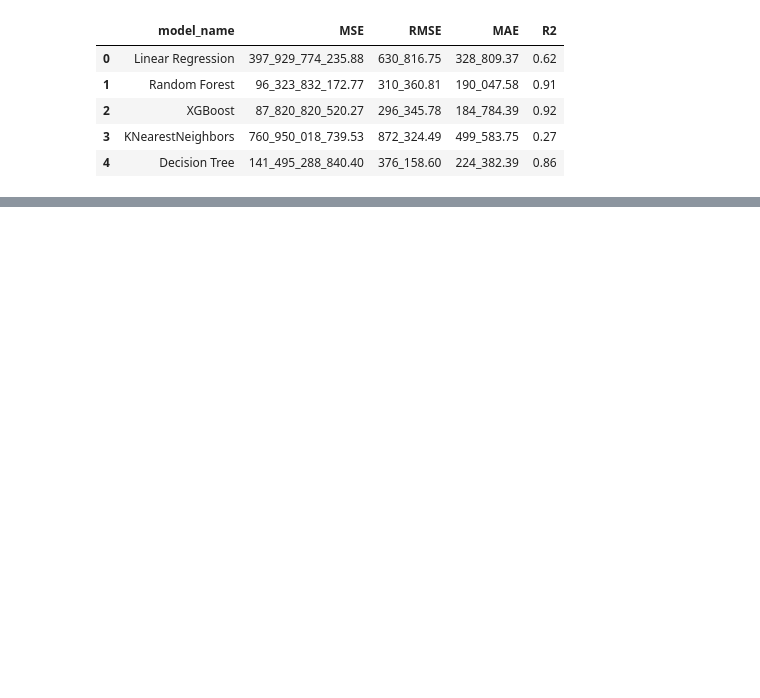
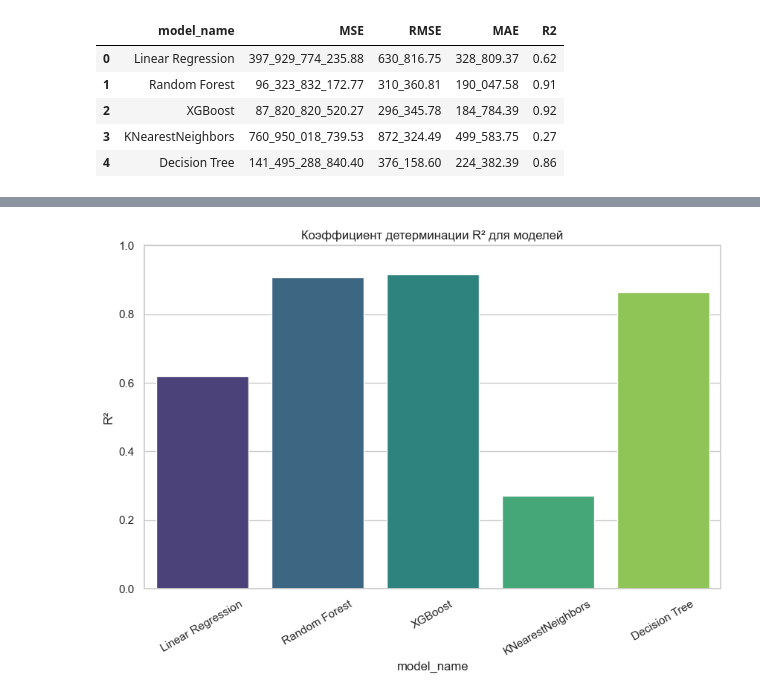
Before and after one commit to Tofuress/cars_regression, a Jupyter notebook: (8) normal_results.ipynb, the cells around one changed output, grey strips where cells are left out. Drawn from its saved outputs; the diff is of its cells as text; code cells hidden in the pictures; blank space fills up the shorter version.

```diff
--- a/(8) normal_results.ipynb
+++ b/(8) normal_results.ipynb
@@ -22,0 +37,10 @@ df_metrics
+# %%
+# Визуализация R²
+plt.figure(figsize=(10,6))
+sns.barplot(x="model_name", y="R2", data=df, palette="viridis")
+plt.ylabel("R²")
+plt.ylim(0, 1)
+plt.xticks(rotation=30)
+plt.title("Коэффициент детерминации R² для моделей")
+# %% [output]
+[figure, added]
```
Also changed, not shown: parts of 3 cells of this notebook.
